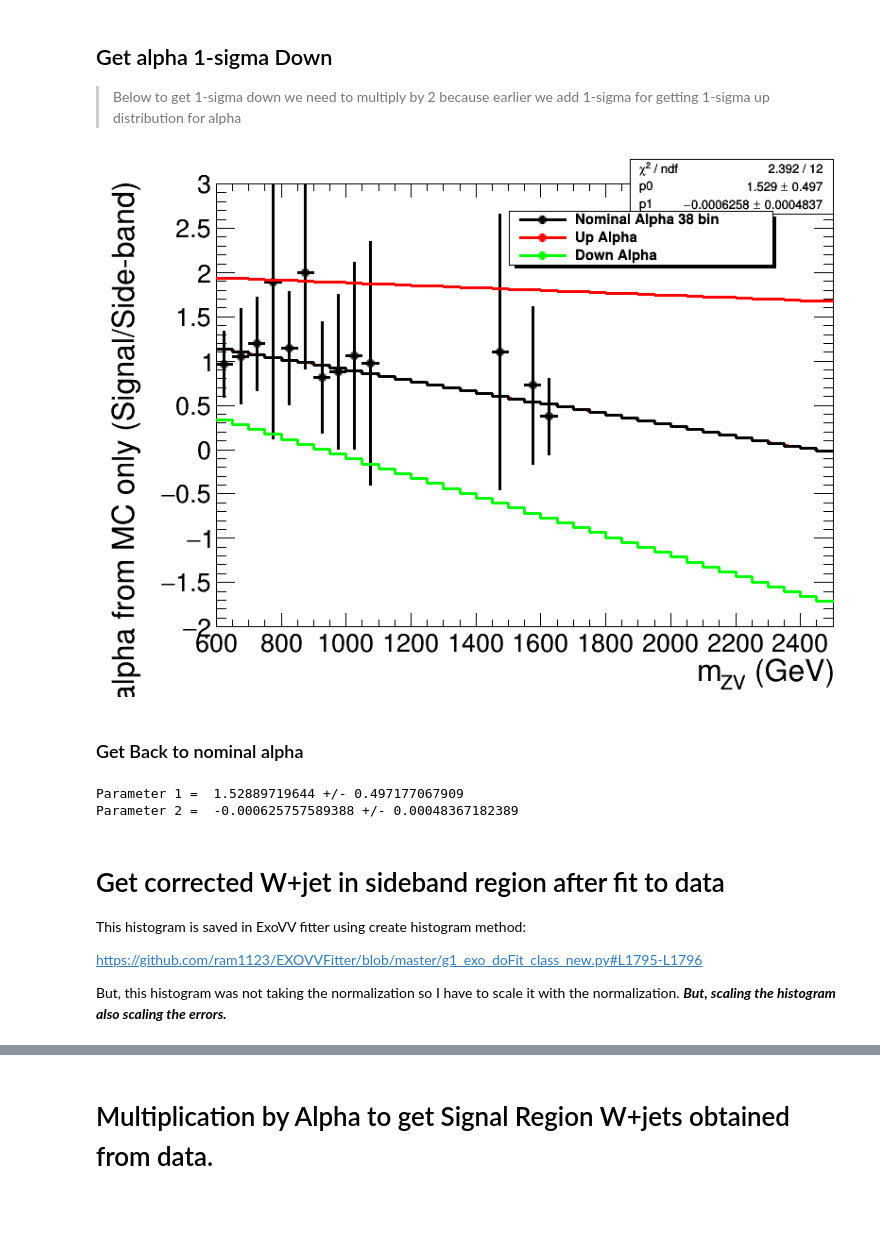
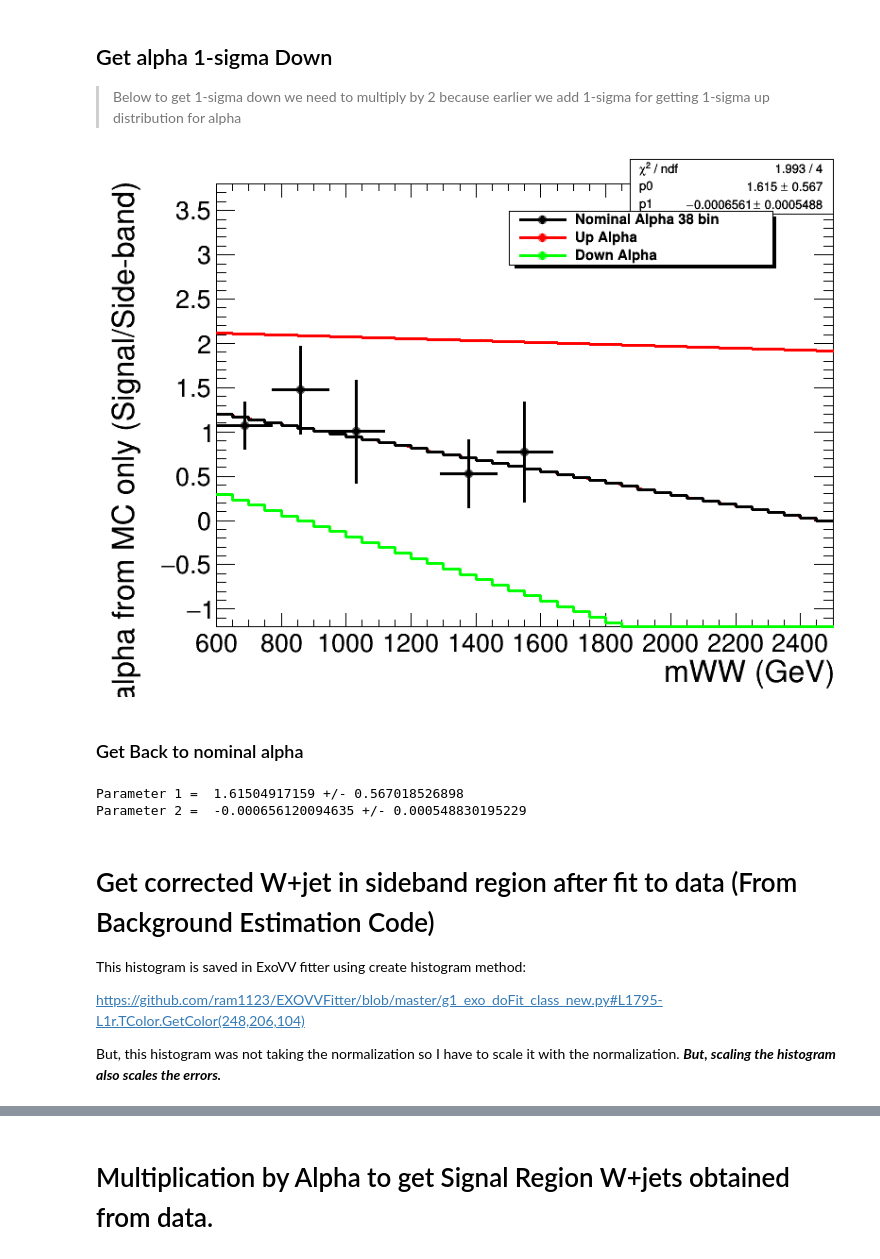
Before and after one commit to ram1123/EXOVVFitter, a Jupyter notebook: Alpha_Calculation_ZV.ipynb, the cells around one changed output, grey strips where cells are left out. Drawn from its saved outputs; the diff is of its cells as text; code cells hidden in the pictures; blank space fills up the shorter version.

```diff
--- a/Alpha_Calculation_ZV.ipynb
+++ b/Alpha_Calculation_ZV.ipynb
@@ -215,45 +231,47 @@ f1.SetParameter(1,f1.GetParameter(1)-2*f1.GetParError(1))
 # %%
 hAlpha_Fit_dn = r.TH1F("hAlpha_Fit_dn","",38,600,2500)
 
 count=1
 import numpy as np
 for i in np.arange(600,2500,50):
     #print count,"\t",i,i+50,"=>",(i+i+50)/2.,f1.Eval((i+i+50)/2.)
     hAlpha_Fit_dn.SetBinContent(count,f1.Eval((i+i+50)/2.));
     count+=1
 
 
 hAlpha_Fit_dn.SetMarkerColor(3)
 hAlpha_Fit_dn.SetLineColor(3)
 #hAlpha_Fit_dn.SetFillColor(1)
 hAlpha_Fit_dn.SetLineWidth(3)
 hAlpha_Fit_dn.SetMarkerSize(1)
 leg.AddEntry(hAlpha_Fit_dn,"Down Alpha")
 hAlpha_Fit_dn.Draw("same")
 leg.Draw()
 c1.Update()
+c1.SaveAs("ZV_Alpha_Nom_Up_Down_Fit.png")
+c1.SaveAs("ZV_Alpha_Nom_Up_Down_Fit.pdf")
 c1.Draw()
 # %% [output]
-[figure, old version]
+[figure, new version]
 # %% [markdown]
 ### Get Back to nominal alpha
 # %%
 f1.SetParameter(0,f1.GetParameter(0)+1*f1.GetParError(0))
 f1.SetParameter(1,f1.GetParameter(1)+1*f1.GetParError(1))
+
+print "Parameter 1 = ",f1.GetParameter(0),"+/-",f1.GetParError(0)
+print "Parameter 2 = ",f1.GetParameter(1),"+/-",f1.GetParError(1)
+# %% [output]
+Parameter 1 =  1.61504917159 +/- 0.567018526898
+Parameter 2 =  -0.000656120094635 +/- 0.000548830195229
-# %%
-print "Parameter 1 = ",f1.GetParameter(0),"+/-",f1.GetParError(0)
-print "Parameter 2 = ",f1.GetParameter(1),"+/-",f1.GetParError(1)
-# %% [output]
-Parameter 1 =  1.52889719644 +/- 0.497177067909
-Parameter 2 =  -0.000625757589388 +/- 0.00048367182389
 # %% [markdown]
-# Get corrected W+jet in sideband region after fit to data
+# Get corrected W+jet in sideband region after fit to data (From Background Estimation Code)
 
 This histogram is saved in ExoVV fitter using create histogram method:
 
-https://github.com/ram1123/EXOVVFitter/blob/master/g1_exo_doFit_class_new.py#L1795-L1796
+https://github.com/ram1123/EXOVVFitter/blob/master/g1_exo_doFit_class_new.py#L1795-L1r.TColor.GetColor(248,206,104)
 
-But, this histogram was not taking the normalization so I have to scale it with the normalization. ***But, scaling the histogram also scaling the errors.***
+But, this histogram was not taking the normalization so I have to scale it with the normalization. ***But, scaling the histogram also scales the errors.***
 # %%
 leg.Clear()
 c1.Clear()
```
Also changed, not shown: parts of 32 cells of this notebook, 7 other files.
